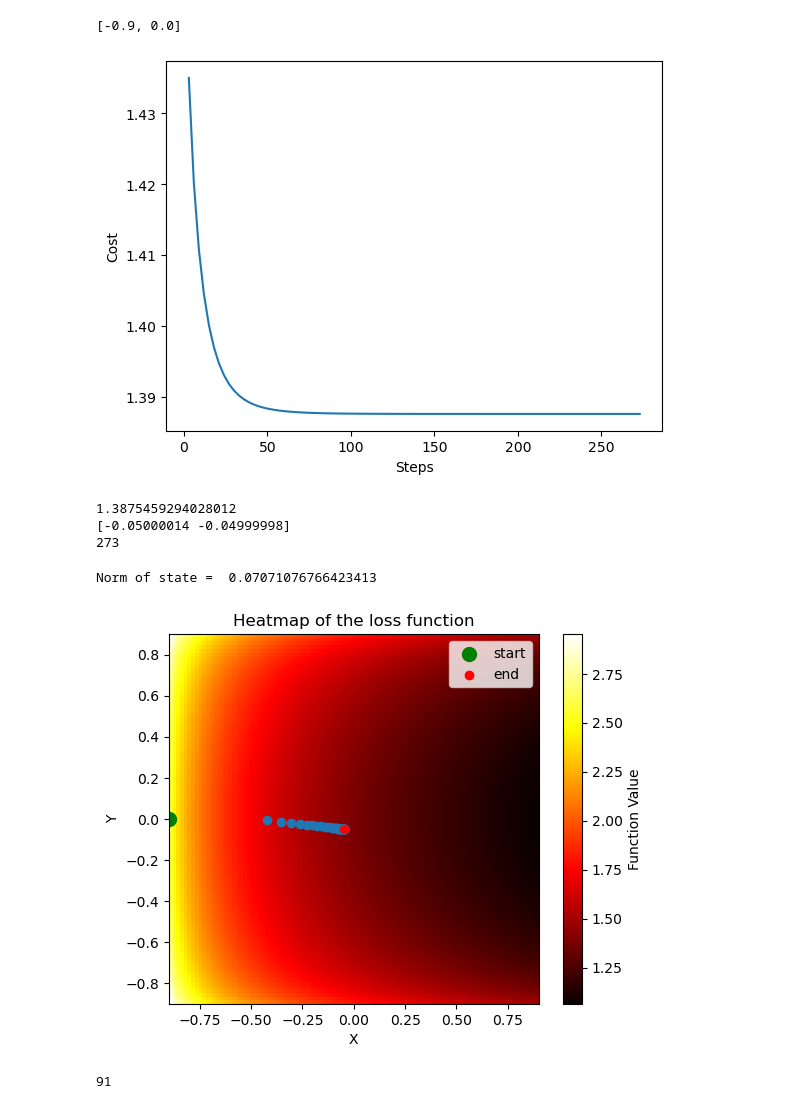
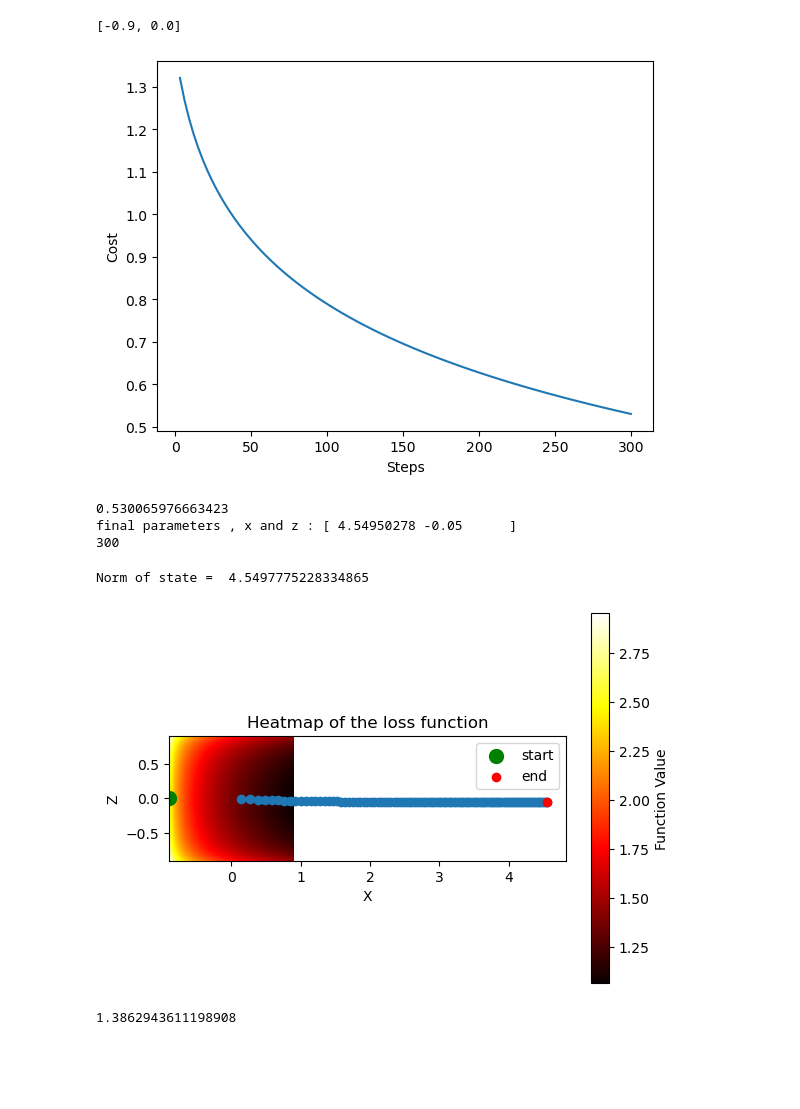
Before and after one commit to ahkatlio/MLE, a Jupyter notebook: MLE_direct_optimisation.ipynb, the cells around one changed output. Cells and saved outputs as stored; diff of their text form; code cells hidden in the pictures; blank space fills up the shorter version.

Commit message:
colour plot bug fix

```diff
--- a/MLE_direct_optimisation.ipynb
+++ b/MLE_direct_optimisation.ipynb
@@ -111,14 +111,14 @@ def objective_function(parameters):
 ## The  frequencies we want (target frequencies) given as dictionary. Can change later (for arbitary directions)
 ## x1/x0 is the number of outcomes with output '1' / '0' when measuring along x
 # %%
-frequency_data={'z0':0.25, 'z1':0.25 ,'x0':0.25 ,'x1':0.25}
+frequency_data={'z0':0.25, 'z1':0.25 ,'x0':0.5 ,'x1':0.0}
 # frequency_data = {'z0':0.25, 'z1':0.25 }   for single basis
 # %%
 # Set and optimizer
 SPSA_log=OptimizerLog()
 
 optimizer_SPSA = SPSA(maxiter=200, callback=SPSA_log.update)
-optimizer_GD=GradientDescent(maxiter=400,callback=SPSA_log.update,perturbation=0.1,learning_rate=0.3)
+optimizer_GD=GradientDescent(maxiter=100,callback=SPSA_log.update,perturbation=0.1,learning_rate=0.3)
 # %%
 num_params=2   # Two parameters for x and z coordinate of the state on bloch sphere
 repeat=True
@@ -145,72 +145,45 @@ plt.xlabel('Steps')
 plt.ylabel('Cost')
 plt.show()
 print(opt_value)
-print(opt_var)
+print('final parameters , x and z :' ,opt_var)
 print(y)
 # %% [output]
-[figure, old version]
+[figure, new version]
-1.3875459294028012
-[-0.05000014 -0.04999998]
-273
+0.530065976663423
+final parameters , x and z : [ 4.54950278 -0.05      ]
+300
 # %%
 print('Norm of state = ', np.linalg.norm(opt_var))   # Should be less than 1, for state inside the sphere
 
 param_history=np.array(SPSA_log.parameters)
 # %% [output]
-Norm of state =  0.07071076766423413
+Norm of state =  4.5497775228334865
 # %%
-def cost(frequency_data,x,z):
-    '''
-    cost_function for optimizer.
-    Given parameters for some quantum state (rho) this gives the log_likelihood of getting the frequencies that are given as input.
-
-    Loss = sum_over_i of {-frequency[i]*log(Tr(rho*operator[i])}
-    '''
-
-    loss=0
-
-    rho=0.5*np.array([[1+z,x],[x,1-z]])
-    i=0
-    for key,value in frequency_data.items():
-
-
-
-        operator=op_list[i]
-
-        predicted_prob= np.trace(np.matmul(rho,operator))
-        loss=loss-value*np.log(np.abs(predicted_prob))
-        i+=1
-
-
-
-    #loss=loss+1000*(np.linalg.norm([x,z]) - 1)**2    #add for constraint that the state lies on the bloch sphere
-    return loss
-
 def cost_line(frequency_data,X,Y):
-    return [cost(frequency_data,x,y) for x,y in zip(X,Y)]
+    return [cost_function(frequency_data,[x,y]) for x,y in zip(X,Y)]
 # %%
 
 import numpy as np
 import matplotlib.pyplot as plt
 
 x_range=[-0.9,0.9]
     # Generate coordinate arrays
 x = np.linspace(x_range[0],x_range[1], 100)
-y = np.linspace(x_range[0],x_range[1], 100)
+z = np.linspace(x_range[0],x_range[1], 100)
 
     # Create a grid of coordinate pairs
-X, Y = np.meshgrid(x, y)
+X, Z = np.meshgrid(x, z)
 
-Z=[cost_line({'z0':0.25,'z1':0.25,'x0':0.5,'x1':0.0},x,y) for x,y in zip(X,Y)]
-plt.imshow(Z, cmap='hot', origin='lower',extent=[x_range[0], x_range[1],x_range[0],x_range[1]])
+F=[cost_line(frequency_data,x,z) for x,z in zip(X,Z)]
+plt.imshow(F, cmap='hot', origin='lower',extent=[x_range[0], x_range[1],x_range[0],x_range[1]])
 plt.colorbar(label='Function Value')  # Add colorbar with label
 plt.xlabel('X')
-plt.ylabel('Y')
+plt.ylabel('Z')
 plt.title('Heatmap of the loss function')
 plt.scatter(initial_point[0],initial_point[1],c='g',label='start',s=100)
 plt.scatter(param_history[:,0], param_history[:,1])
 plt.scatter(param_history[-1,0],param_history[-1,1],c='r',label='end')
 plt.legend()
 plt.show()
 # %% [output]
-[figure, old version]
+[figure, new version]
@@ -217,4 +192,4 @@ plt.show()
 # %%
-print(len(param_history))
+cost_function(frequency_data,[0,0])
 # %% [output]
-91
+1.3862943611198908
```
Also changed, not shown: parts of 4 cells of this notebook.
